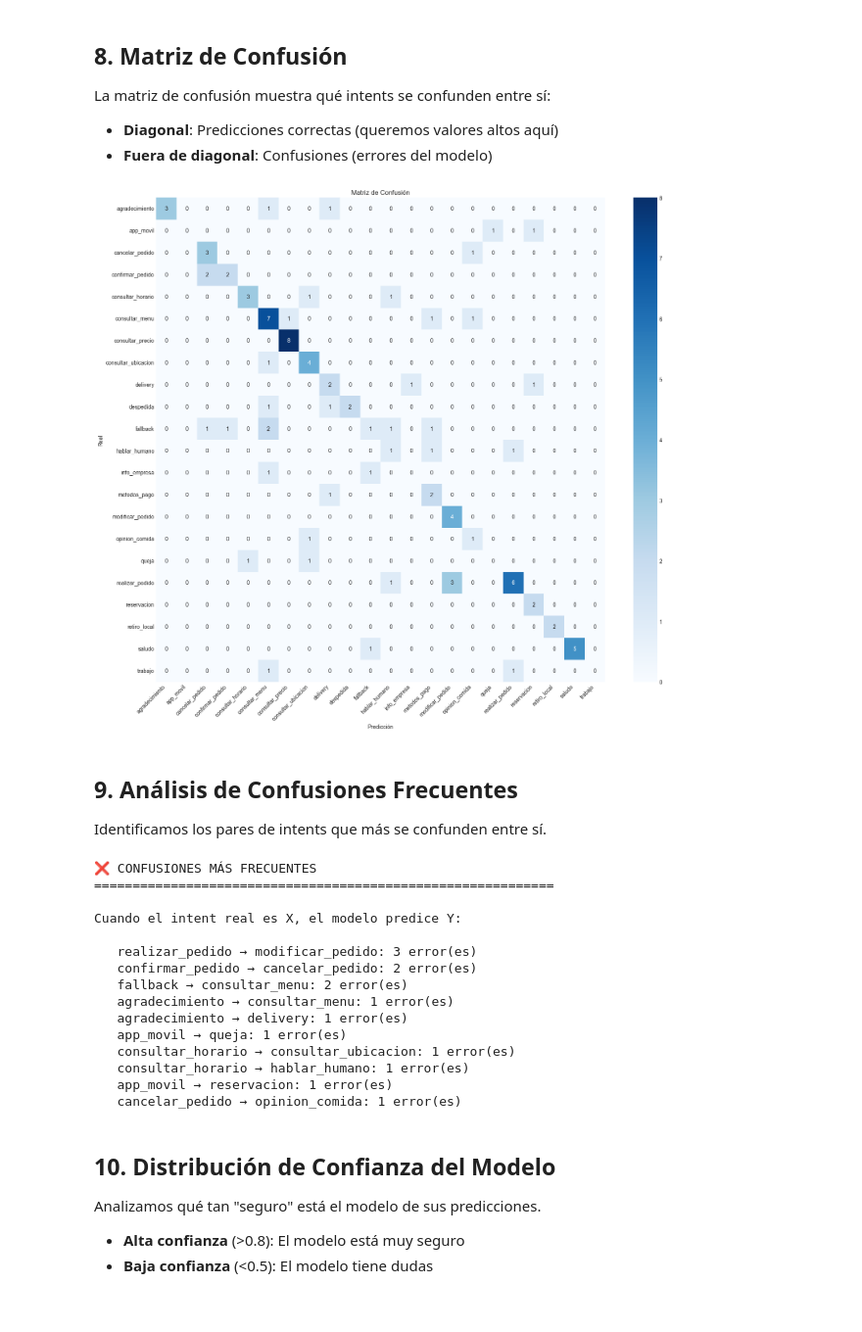
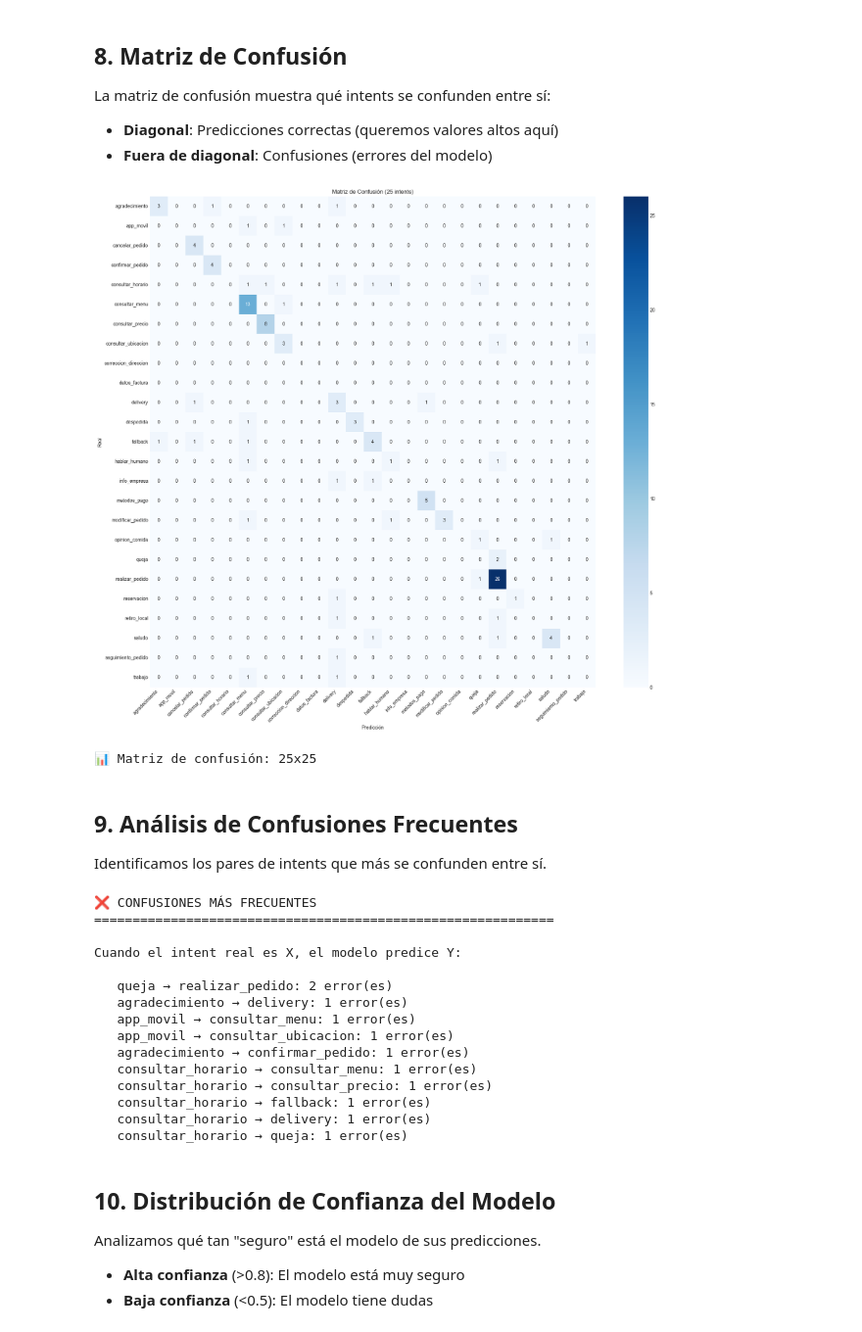
Before and after one commit to cfreireudla/los_motes_webhook, a Jupyter notebook: notebooks/03_evaluacion_metricas.ipynb, the cells around one changed output. Shown at 98% size. Drawn from its saved outputs; the diff is of its cells as text; code cells hidden in the pictures.

```diff
--- a/notebooks/03_evaluacion_metricas.ipynb
+++ b/notebooks/03_evaluacion_metricas.ipynb
@@ -200,8 +259,8 @@ Las barras rojas indican intents con bajo rendimiento (F1 < 0.7).
 # Calcular F1 por clase
 from sklearn.metrics import f1_score as f1_per_class
 
-# Obtener etiquetas únicas ordenadas
-unique_labels = sorted(set(y_true + y_pred))
+# Usar todas las etiquetas del modelo (25 intents)
+unique_labels = sorted(all_labels)
 
 # Calcular F1 para cada clase
 f1_per_intent = {}
@@ -214,7 +273,7 @@ for label in unique_labels:
 f1_sorted = dict(sorted(f1_per_intent.items(), key=lambda x: x[1], reverse=True))
 
 # Crear gráfico
-fig, ax = plt.subplots(figsize=(12, 8))
+fig, ax = plt.subplots(figsize=(12, 10))
 colors = ['green' if v >= 0.7 else 'orange' if v >= 0.5 else 'red' for v in f1_sorted.values()]
 bars = ax.barh(list(f1_sorted.keys()), list(f1_sorted.values()), color=colors)
 
@@ -227,7 +286,7 @@ for bar, val in zip(bars, f1_sorted.values()):
 
 ax.set_xlabel('F1-Score')
 ax.set_ylabel('Intent')
-ax.set_title('F1-Score por Intent')
+ax.set_title(f'F1-Score por Intent ({len(unique_labels)} intents)')
 ax.set_xlim(0, 1.1)
 ax.legend()
 plt.tight_layout()
@@ -239,4 +298,6 @@ if intents_bajos:
     print(f"\n⚠️ Intents con F1 < 0.7 (necesitan más ejemplos):")
     for intent, score in intents_bajos.items():
         print(f"   - {intent}: {score:.2f}")
+else:
+    print(f"\n✅ Todos los {len(unique_labels)} intents tienen F1 >= 0.7")
 # %% [output]
@@ -266,22 +326,25 @@ La matriz de confusión muestra qué intents se confunden entre sí:
 - **Diagonal**: Predicciones correctas (queremos valores altos aquí)
 - **Fuera de diagonal**: Confusiones (errores del modelo)
 # %%
-# Calcular matriz de confusión
+# Calcular matriz de confusión (usando los 25 intents del modelo)
 cm = confusion_matrix(y_true, y_pred, labels=unique_labels)
 
 # Crear heatmap
-fig, ax = plt.subplots(figsize=(16, 14))
+fig, ax = plt.subplots(figsize=(18, 16))
 sns.heatmap(cm, annot=True, fmt='d', cmap='Blues',
             xticklabels=unique_labels, yticklabels=unique_labels, ax=ax)
 ax.set_xlabel('Predicción')
 ax.set_ylabel('Real')
-ax.set_title('Matriz de Confusión')
+ax.set_title(f'Matriz de Confusión ({len(unique_labels)} intents)')
 plt.xticks(rotation=45, ha='right')
 plt.yticks(rotation=0)
 plt.tight_layout()
 plt.show()
+
+print(f"📊 Matriz de confusión: {len(unique_labels)}x{len(unique_labels)}")
 # %% [output]
-[figure, old version]
+[figure, new version]
+📊 Matriz de confusión: 25x25
 # %% [markdown]
 ## 9. Análisis de Confusiones Frecuentes
 
@@ -315,16 +378,16 @@ else:
 
 Cuando el intent real es X, el modelo predice Y:
 
-   realizar_pedido → modificar_pedido: 3 error(es)
-   confirmar_pedido → cancelar_pedido: 2 error(es)
-   fallback → consultar_menu: 2 error(es)
-   agradecimiento → consultar_menu: 1 error(es)
+   queja → realizar_pedido: 2 error(es)
    agradecimiento → delivery: 1 error(es)
-   app_movil → queja: 1 error(es)
-   consultar_horario → consultar_ubicacion: 1 error(es)
-   consultar_horario → hablar_humano: 1 error(es)
-   app_movil → reservacion: 1 error(es)
-   cancelar_pedido → opinion_comida: 1 error(es)
+   app_movil → consultar_menu: 1 error(es)
+   app_movil → consultar_ubicacion: 1 error(es)
+   agradecimiento → confirmar_pedido: 1 error(es)
+   consultar_horario → consultar_menu: 1 error(es)
+   consultar_horario → consultar_precio: 1 error(es)
+   consultar_horario → fallback: 1 error(es)
+   consultar_horario → delivery: 1 error(es)
+   consultar_horario → queja: 1 error(es)
 # %% [markdown]
 ## 10. Distribución de Confianza del Modelo
 
```
Also changed, not shown: parts of 18 cells of this notebook, 19 other files.
